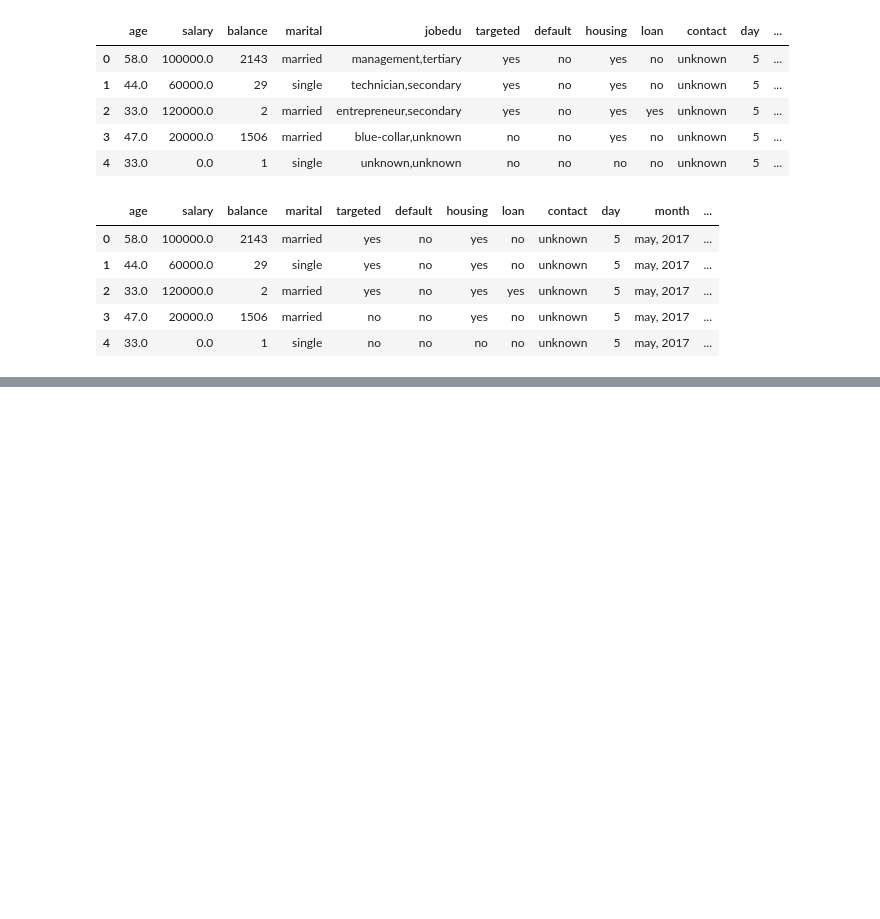
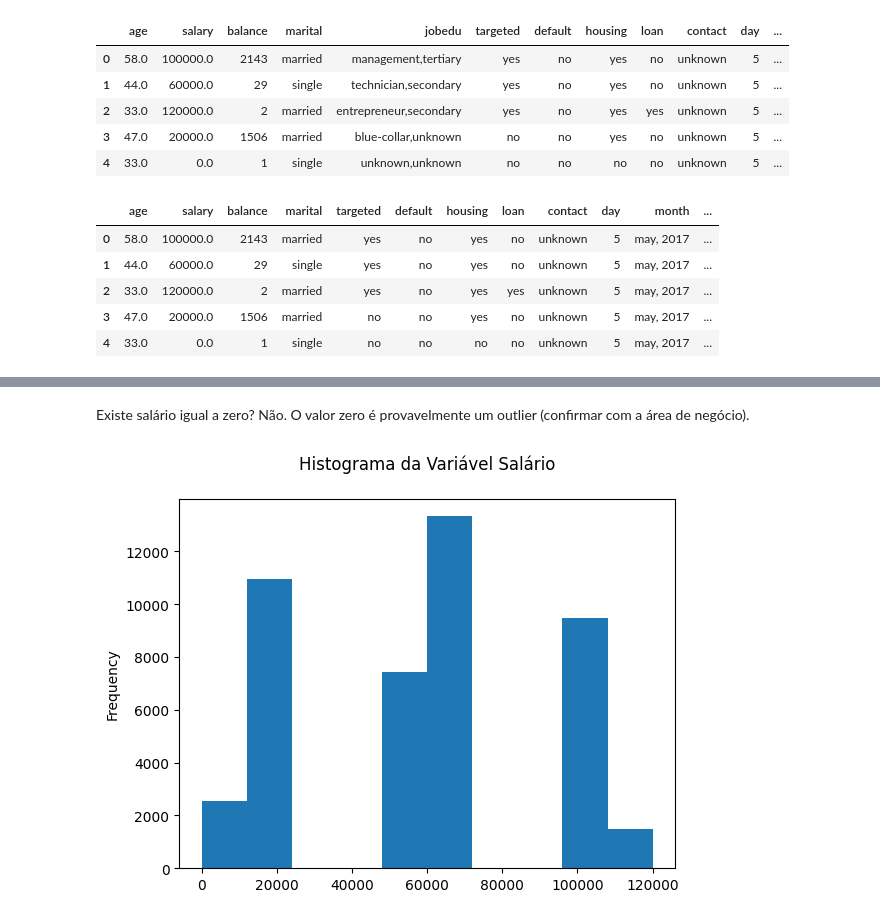
Before and after one commit to ramos-iza/DataScienceAcademy, a Jupyter notebook: projeto4/projeto4.ipynb, the cells around one changed output, grey strips where cells are left out. Saved outputs shown, nothing was run; the diff lists cells and outputs as text; code cells hidden in the pictures; blank space fills up the shorter version.

```diff
--- a/projeto4/projeto4.ipynb
+++ b/projeto4/projeto4.ipynb
@@ -578,0 +650,7 @@ df.head()
+# %%
+# Solução do professor
+# Vamos preencher com a moda pois são poucos valores ausentes e assim alteramos muito pouco o padrão nos dados.
+df.age.fillna("32", inplace = True)
+# %%
+# Agora convertemos para int
+df.age = df.age.astype("int")
@@ -578,0 +741,9 @@ df.head()
+# %%
+# Minha proposta de solução
+# Vamos imputar a moda
+'''mode = statistics.mode(df.month)
+df.month.fillna(mode, inplace=True)'''
+
+# Outra forma de fazer
+# nan_index = df[df.month.isna()].index
+#df['month'][nan_index] = mode
@@ -578,0 +764,3 @@ df.head()
+# %%
+# Imputação com a moda
+df.month.fillna("may, 2017", inplace = True)
@@ -578,0 +823,9 @@ df.head()
+# %% [markdown]
+Existe salário igual a zero? Não. O valor zero é provavelmente um outlier (confirmar com a área de negócio).
+# %%
+# Histograma
+df.salary.plot(kind='hist')
+plt.title('Histograma da Variável Salário\n')
+plt.show()
+# %% [output]
+[figure, added]
```
Also changed, not shown: parts of 117 cells of this notebook.
